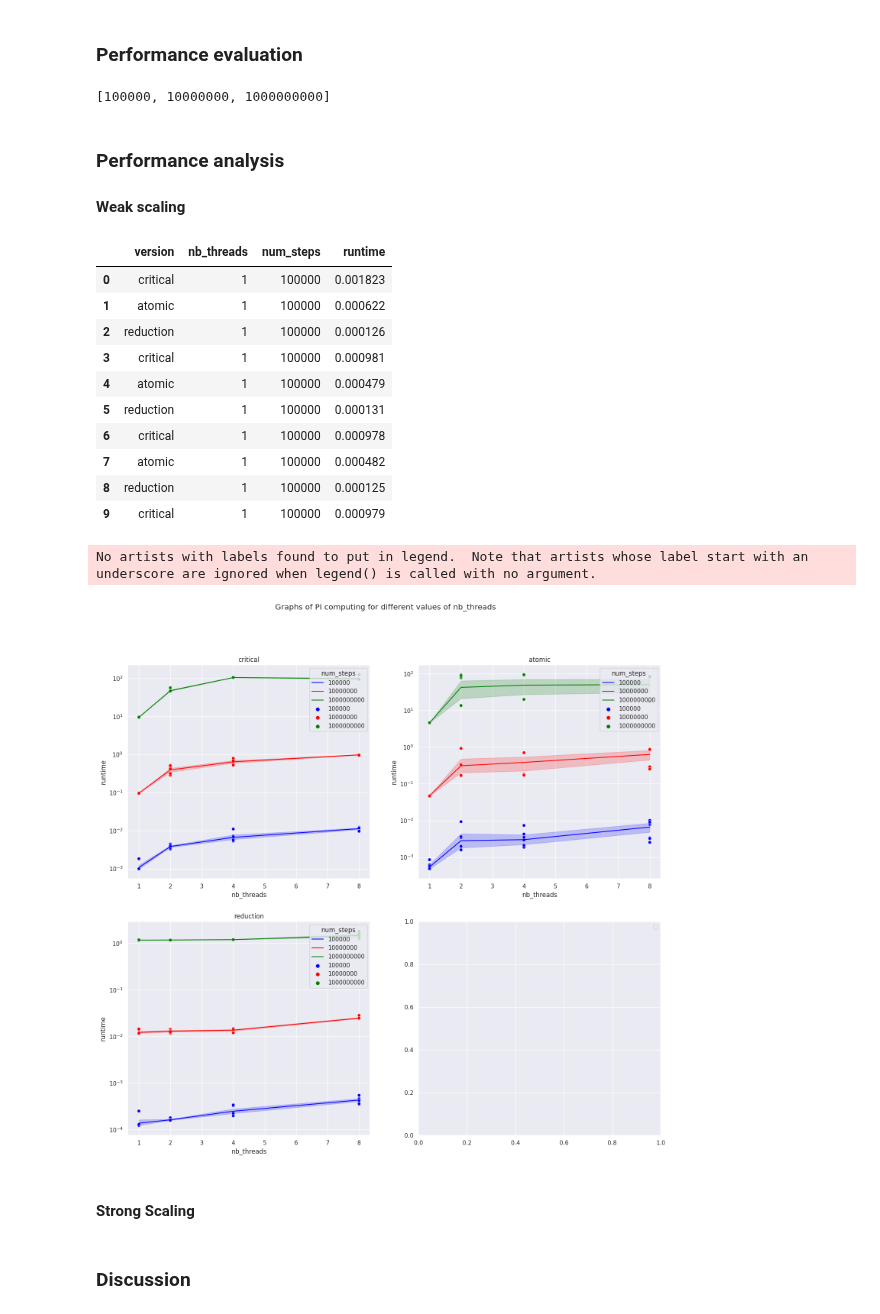
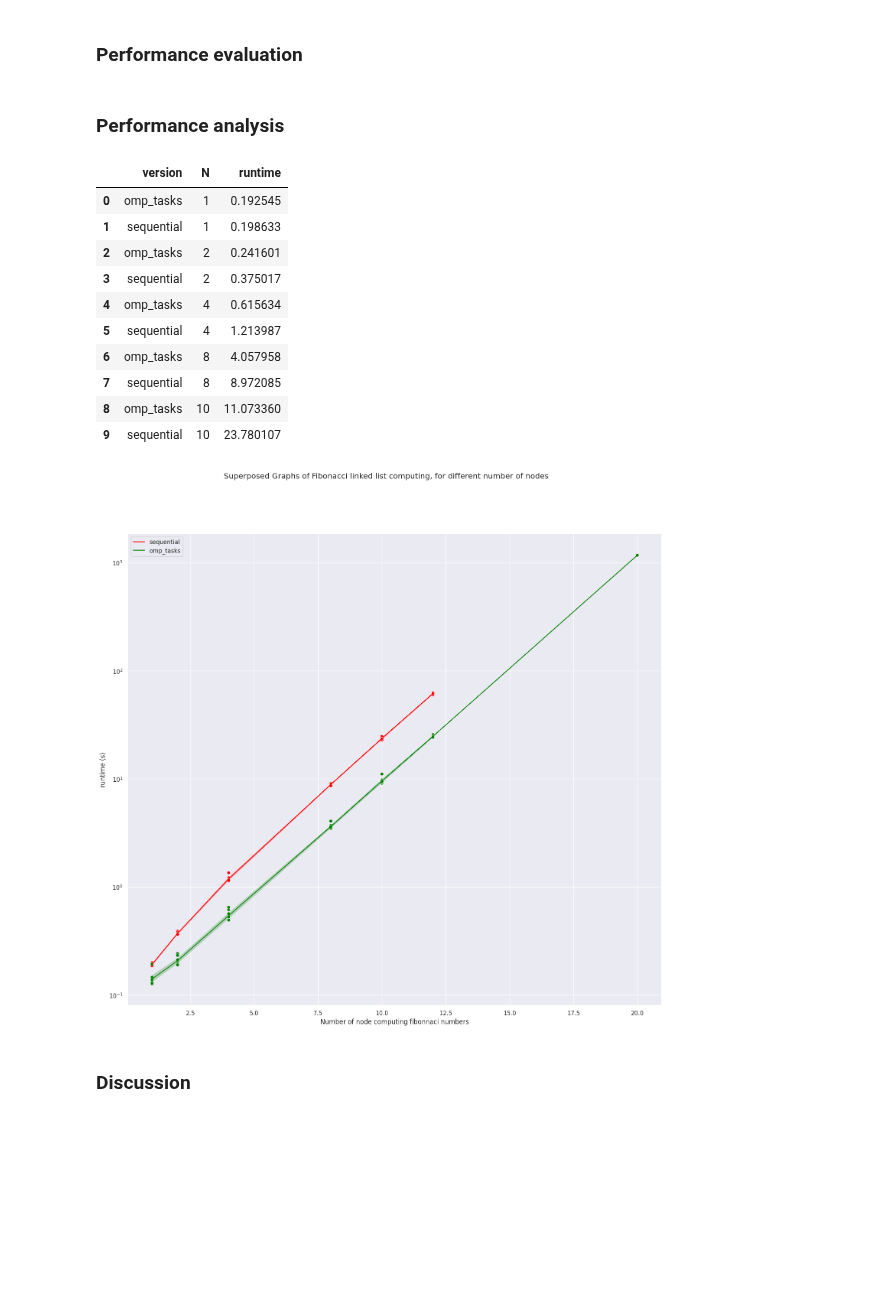
Before and after one commit to 0nyr/OT5_open_mp_optimization, a Jupyter notebook: part_3/openmp_tp.ipynb, the cells around one changed output. Cells and saved outputs as stored; diff of their text form; code cells hidden in the pictures; blank space fills up the shorter version.

```diff
--- a/part_3/openmp_tp.ipynb
+++ b/part_3/openmp_tp.ipynb
@@ -42,26 +42,14 @@ csv_headers = {
 }
 
 matrix_params: list[int] = [
-    1, 2, 5, 10, 20, 30
+    1, 2, 4, 8, 10, 12
 ]
 
 color_class = {
     "sequential": "red",
     "omp_tasks": "green",
 }
-#num_steps = list(color_num_steps.keys())[0:2]
-num_steps = list(color_class.keys())
-print(num_steps)
-nb_threads = [1, 2, 4, 8]
-repeats = 5
-
-# graph line style
-import itertools
-# line style available: ['-', '--', '-.', ':', 'None', ' ', '', 'solid', 'dashed', 'dashdot', 'dotted']
-line = itertools.cycle(['-', '--', '-.', ':', 'solid', 'dashed', 'dashdot', 'dotted'])
-line_styles = [next(line) for i in num_steps]
+repeats = 10
-# %% [output]
-[100000, 10000000, 1000000000]
 # %%
 import os
 import subprocess
@@ -89,14 +77,12 @@ for _ in range(repeats):
         run_program("bin/tp_openmp_part_3_fib", i)
 # %% [markdown]
 ### Performance analysis
-#### Weak scaling
 # %%
 # superposed big graph
 import matplotlib.pyplot as plt
 import numpy as np
 from IPython.display import display
 from numpy import genfromtxt
-import itertools
 import pandas as pd
 import seaborn as sns
 
@@ -113,56 +99,54 @@ df = pd.read_csv(
 )
 display(df.head(10))
 
+# filter out 0 runtime values
+df = df[df.runtime > 0]
+
 # display graphs
 fig, ax = plt.subplots(figsize=(18,16))
-fig.suptitle("Superposed Graphs of Fibonacci computing, for different program versions")
+fig.suptitle("Superposed Graphs of Fibonacci linked list computing, for different number of nodes")
 
 for i in range(0, len(color_class.keys())):
     # print version graph data
     graph_version = list(color_class.keys())[i]
     df_plot_0 = df[df['version'] == graph_version]
 
     g0 = sns.lineplot(
         ax=ax,
         data=df_plot_0,
         x="N",
         y="runtime",
         hue="version",
         palette=color_class,
         style="version",
     )
-    g0.set(xscale="log")
     g0.set(yscale="log")
+    g0.set(xlabel="Number of node computing fibonnaci numbers", ylabel="runtime (s)")
     g00 = sns.scatterplot(
         ax=ax,
         data=df_plot_0,
         x="N",
         y="runtime",
         hue="version",
         palette=color_class,
         legend=False,
     )
-    g00.set(xscale="log")
     g00.set(yscale="log")
-
 
 plt.legend()
 plt.show()
 # %% [output]
-|  | version | nb_threads | num_steps | runtime |
-| 0 | critical | 1 | 100000 | 0.001823 |
-| 1 | atomic | 1 | 100000 | 0.000622 |
-| 2 | reduction | 1 | 100000 | 0.000126 |
-| 3 | critical | 1 | 100000 | 0.000981 |
-| 4 | atomic | 1 | 100000 | 0.000479 |
-| 5 | reduction | 1 | 100000 | 0.000131 |
-| 6 | critical | 1 | 100000 | 0.000978 |
-| 7 | atomic | 1 | 100000 | 0.000482 |
-| 8 | reduction | 1 | 100000 | 0.000125 |
-| 9 | critical | 1 | 100000 | 0.000979 |
+|  | version | N | runtime |
+| 0 | omp_tasks | 1 | 0.192545 |
+| 1 | sequential | 1 | 0.198633 |
+| 2 | omp_tasks | 2 | 0.241601 |
+| 3 | sequential | 2 | 0.375017 |
+| 4 | omp_tasks | 4 | 0.615634 |
+| 5 | sequential | 4 | 1.213987 |
+| 6 | omp_tasks | 8 | 4.057958 |
+| 7 | sequential | 8 | 8.972085 |
+| 8 | omp_tasks | 10 | 11.073360 |
+| 9 | sequential | 10 | 23.780107 |
-No artists with labels found to put in legend.  Note that artists whose label start with an underscore are ignored when legend() is called with no argument.
-[figure, old version]
+[figure, new version]
-# %% [markdown]
-#### Strong Scaling
 # %% [markdown]
 ### Discussion
```
Also changed, not shown: parts of 2 cells of this notebook, 6 other files.
